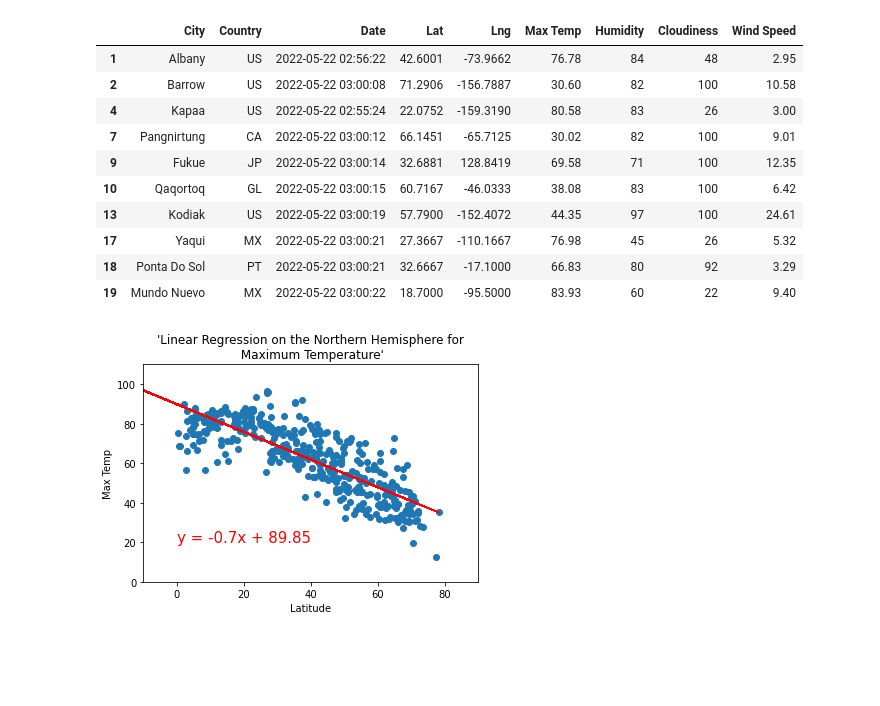
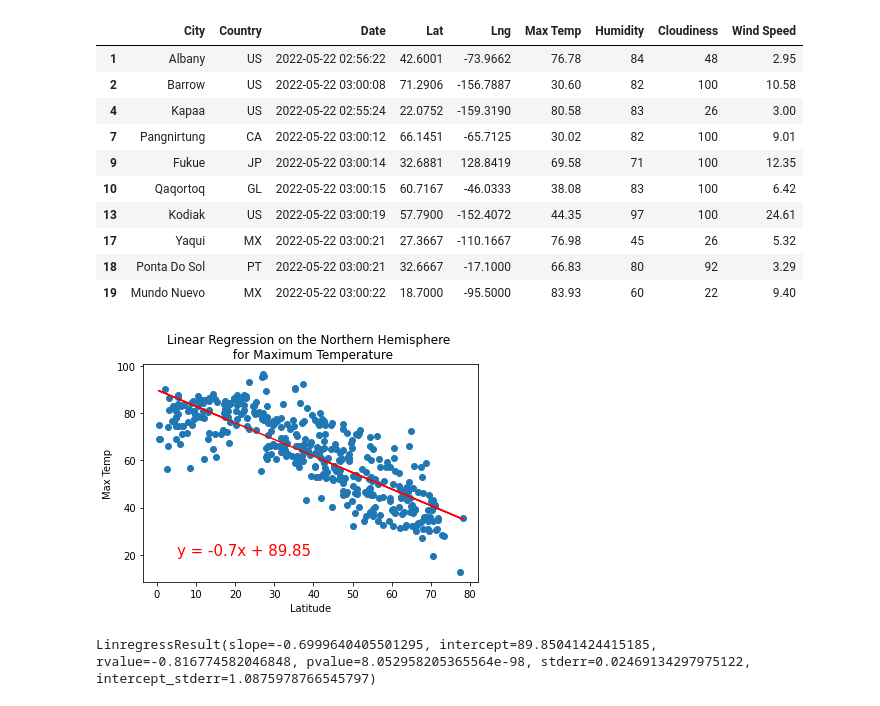
Before and after one commit to RuchitaAg/World_Weather_Analysis, a Jupyter notebook: WeatherPy.ipynb, the cells around one changed output. Cells and saved outputs as stored; diff of their text form; code cells hidden in the pictures; blank space fills up the shorter version.

```diff
--- a/WeatherPy.ipynb
+++ b/WeatherPy.ipynb
@@ -381,31 +381,39 @@ southern_hemi_df = city_data_df.loc[(city_data_df["Lat"] < 0)]
 # Linear regression on the Northern Hemisphere
 x_values = northern_hemi_df["Lat"]
 y_values = northern_hemi_df["Max Temp"]
+
 # Call the function.
 
-# Perform linear regression for Humidity
-(slope, intercept, r_value, p_value, std_err) = linregress(x_values, y_values)
+def plot_linear_regression(x_values, y_values, title, y_label, text_coordinates):
 
-# Get the equation of the line.
-line_eq = "y = " + str(round(slope,2)) + "x + " + str(round(intercept,2))
+    # Perform linear regression for Humidity
+    (slope, intercept, r_value, p_value, std_err) = linregress(x_values, y_values)
 
-# Calculate the regression line "y values" from the slope and intercept.
-regress_values = [(lat * slope + intercept) for lat in lats]
-
-# Create a scatter plot of the x and y values.
-plt.scatter(x_values, y_values)
-# Plot the regression line with the x-values and the y coordinates based on the intercept and slope.
-plt.plot(lats,regress_values,"r")
-# Annotate the text for the line equation and add its coordinates.
-plt.annotate(line_eq, (0,20), fontsize=15, color="red")
-plt.title("'Linear Regression on the Northern Hemisphere for\n Maximum Temperature'")
-plt.xlabel('Latitude')
-plt.ylabel('Max Temp')
-plt.xlim(-10,90)
-plt.ylim(0,110)
-plt.show()
+    # Calculate the regression line "y values" from the slope and intercept.
+    regress_values = x_values * slope + intercept
+    # Get the equation of the line.
+    line_eq = "y = " + str(round(slope,2)) + "x + " + str(round(intercept,2))
+    # Create a scatter plot and plot the regression line.
+    plt.scatter(x_values,y_values)
+    plt.plot(x_values,regress_values,"r")
+    # Annotate the text for the line equation.
+    plt.annotate(line_eq, text_coordinates, fontsize=15, color="red")
+    plt.title(title)
+    plt.xlabel('Latitude')
+    plt.ylabel(y_label)
+    plt.show()
+    linregress(x_values, y_values)
-# %% [output]
-[figure, removed]
+# %%
+# Linear regression on the Northern Hemisphere
+x_values = northern_hemi_df["Lat"]
+y_values = northern_hemi_df["Max Temp"]
+# Call the function.
+plot_linear_regression(x_values, y_values,
+                       'Linear Regression on the Northern Hemisphere \n for Maximum Temperature', 'Max Temp',(5,20))
+linregress(x_values, y_values)
+# %% [output]
+[figure, added]
+LinregressResult(slope=-0.6999640405501295, intercept=89.85041424415185, rvalue=-0.816774582046848, pvalue=8.052958205365564e-98, stderr=0.02469134297975122, intercept_stderr=1.0875978766545797)
 # %%
 # Linear regression on the Southern Hemisphere
 x_values = southern_hemi_df["Lat"]
```
Also changed, not shown: parts of 12 cells of this notebook.
